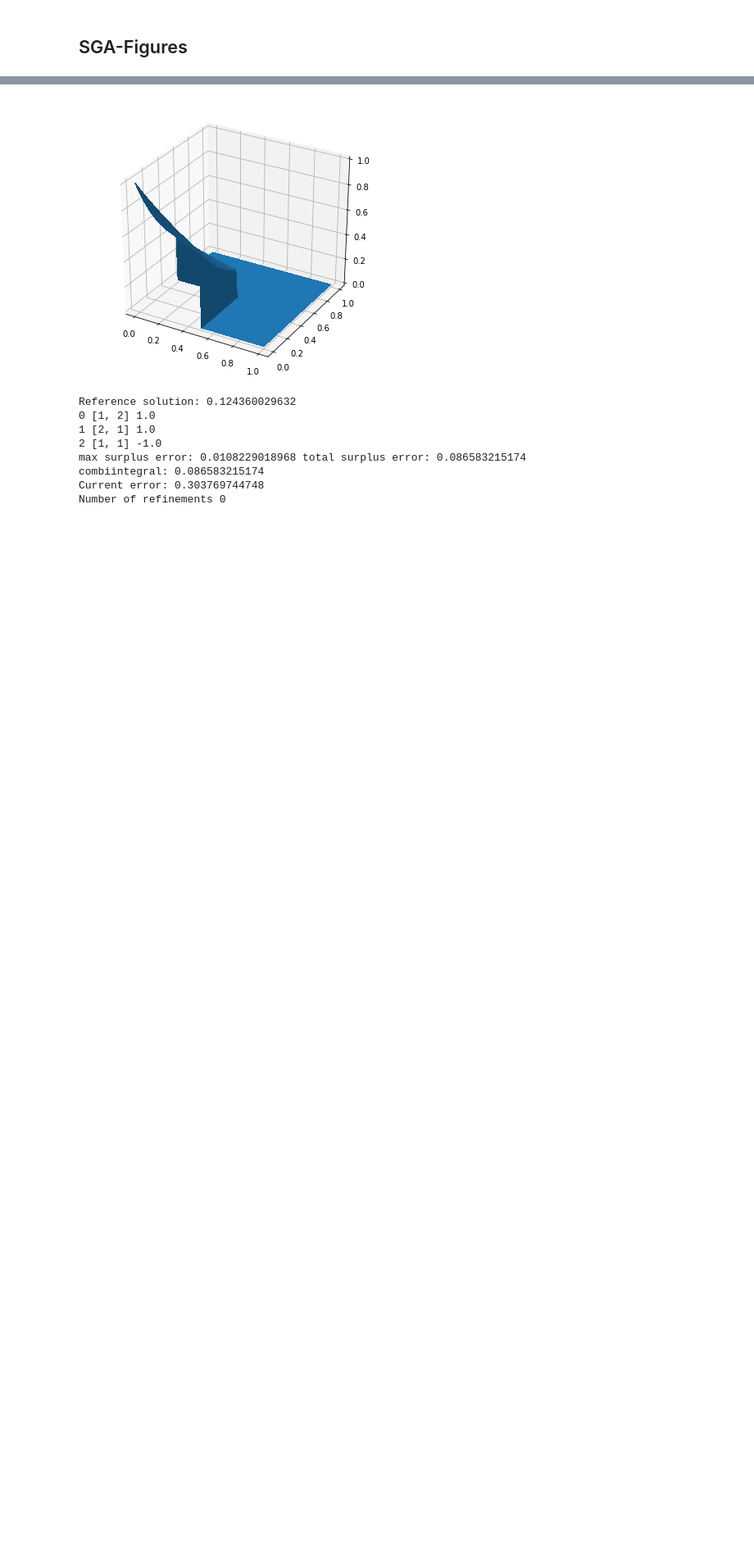
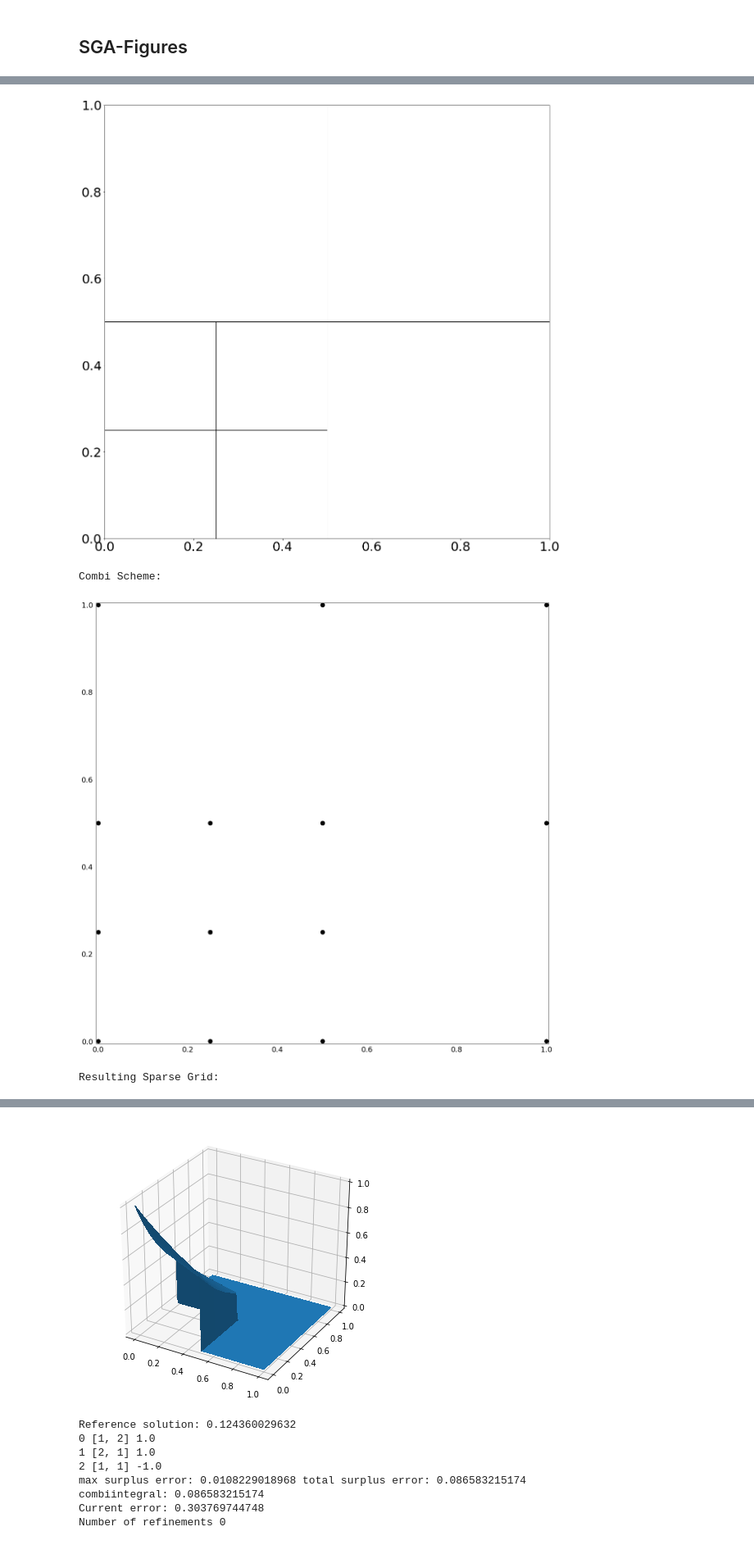
Before and after one commit to obersteiner/sparseSpACE, a Jupyter notebook: SGA_Paper_Figures.ipynb, the cells around one changed output, grey strips where cells are left out. Shown at 82% size. Drawn from its saved outputs; the diff is of its cells as text; code cells hidden in the pictures; blank space fills up the shorter version.

Commit message:
added new Figures

```diff
--- a/SGA_Paper_Figures.ipynb
+++ b/SGA_Paper_Figures.ipynb
@@ -2,0 +5,36 @@
+# %%
+%matplotlib inline
+import numpy as np
+from spatiallyAdaptiveExtendSplit import *
+from Function import *
+from ErrorCalculator import *
+
+# dimensionality of problem
+dim = 2
+
+# integration boundaries
+a = np.zeros(dim)
+b = np.ones(dim)
+
+# define function
+midpoint = np.ones(dim) * 0.5
+coefficients = np.array([ 10**0 * (d+1) for d in range(dim)])
+f = GenzDiscontinious(border=midpoint,coeffs=coefficients)
+# plot function
+f.plot(np.ones(dim)*a,np.ones(dim)*b)
+
+# error estimator
+errorOperator=ErrorCalculatorExtendSplit()
+
+# used grid
+grid=TrapezoidalGrid(a=a, b=b, dim=dim)
+
+# initialize Extend-Split Strategy
+adaptiveCombiInstanceExtend = SpatiallyAdaptiveExtendScheme(a, b, number_of_refinements_before_extend=2,grid=grid,version=0)
+
+# reference solution for the integration
+reference_solution = f.getAnalyticSolutionIntegral(a,b)
+
+# perform spatially adaptive integration
+adaptiveCombiInstanceExtend.performSpatiallyAdaptiv(minv=1,maxv=1,f=f,errorOperator=errorOperator,tol=2*10**-1, do_plot=True, reference_solution=reference_solution)
+# %% [output]
@@ -2,0 +49,4 @@
+[figure, added]
+Combi Scheme:
+[figure, added]
+Resulting Sparse Grid:
```
Also changed, not shown: parts of 7 cells of this notebook.
